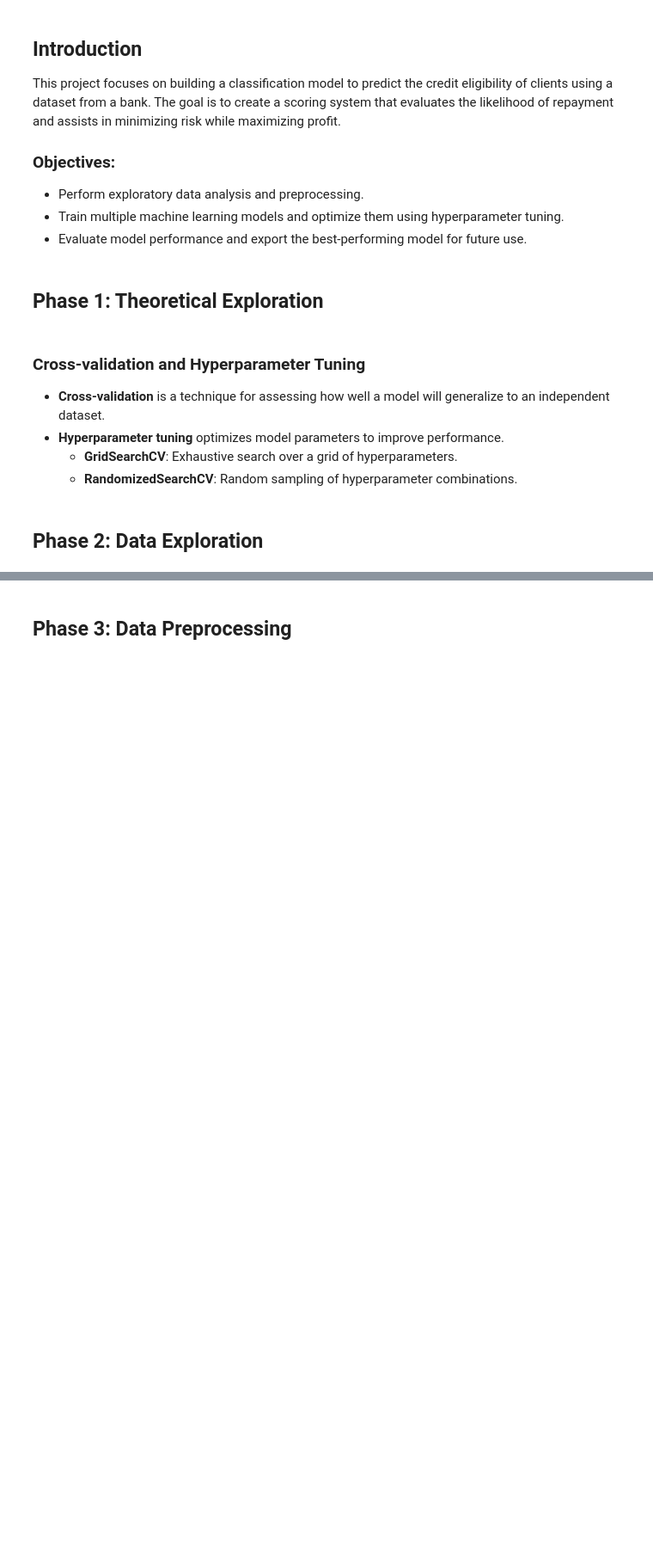
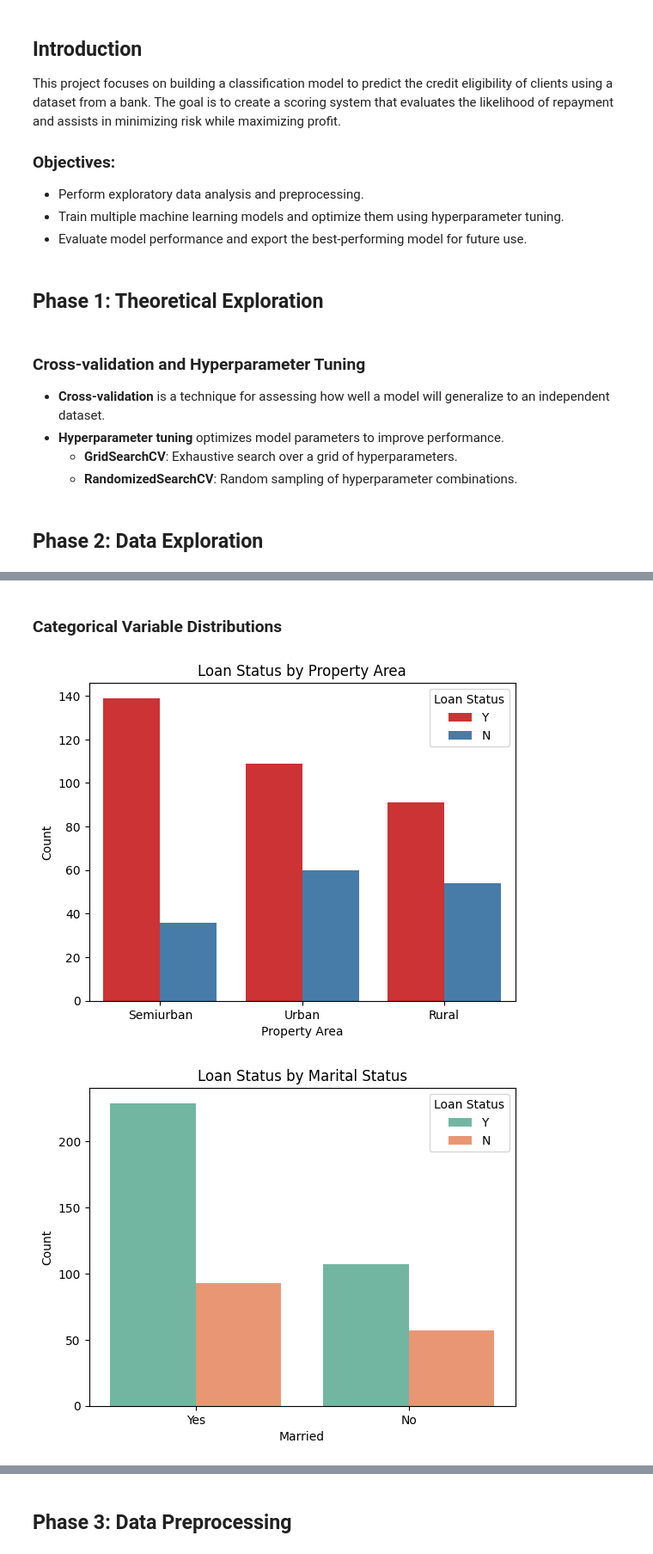
Before and after one commit to simbouch/classification, a Jupyter notebook: notebooks/loan_bank_notebook1.ipynb, the cells around one changed output, grey strips where cells are left out. Shown: that part at 86% size. Saved outputs shown, nothing was run; the diff lists cells and outputs as text; code cells hidden in the pictures; blank space fills up the shorter version.

```diff
--- a/notebooks/loan_bank_notebook1.ipynb
+++ b/notebooks/loan_bank_notebook1.ipynb
@@ -31,0 +333,21 @@ data.head()
+# %% [markdown]
+ ### Categorical Variable Distributions
+# %%
+# Property Area vs Loan Status
+sns.countplot(x="Property_Area", hue="Loan_Status", data=data_working, palette="Set1")
+plt.title("Loan Status by Property Area")
+plt.xlabel("Property Area")
+plt.ylabel("Count")
+plt.legend(title="Loan Status")
+plt.show()
+
+# Married vs Loan Status
+sns.countplot(x="Married", hue="Loan_Status", data=data_working, palette="Set2")
+plt.title("Loan Status by Marital Status")
+plt.xlabel("Married")
+plt.ylabel("Count")
+plt.legend(title="Loan Status")
+plt.show()
+# %% [output]
+[figure, added]
+[figure, added]
```
Also changed, not shown: parts of 37 cells of this notebook, 4 other files.
